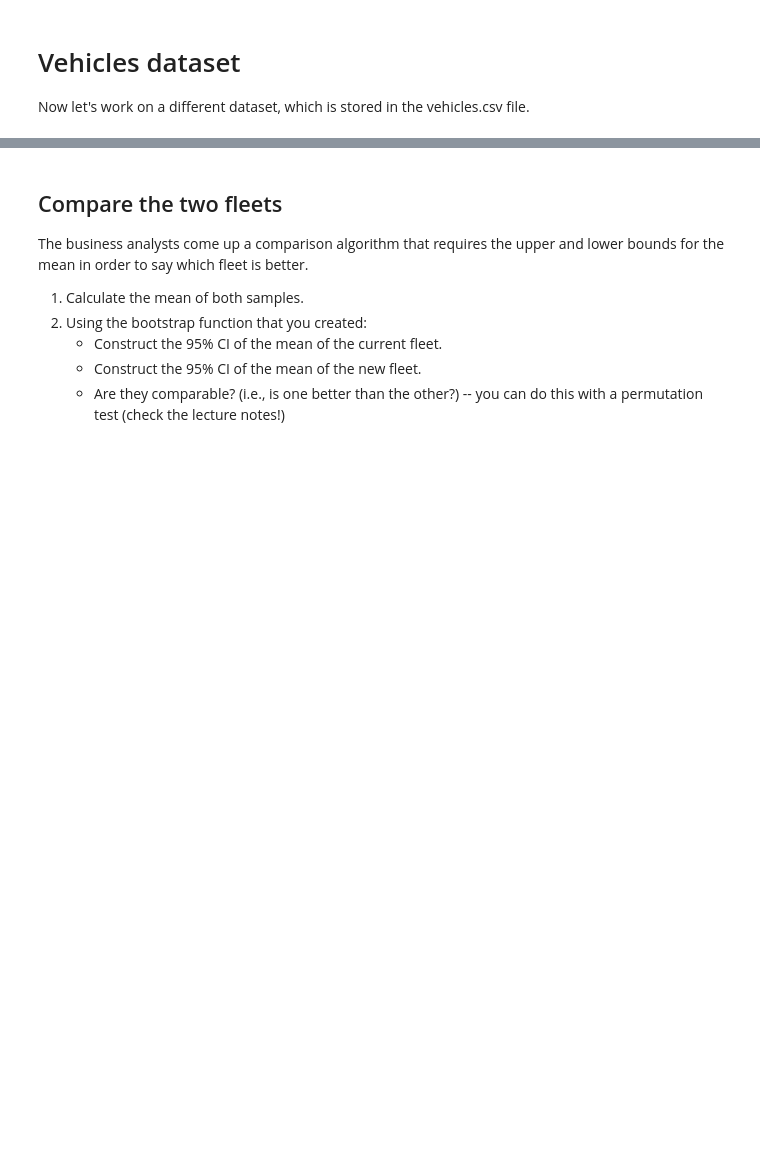
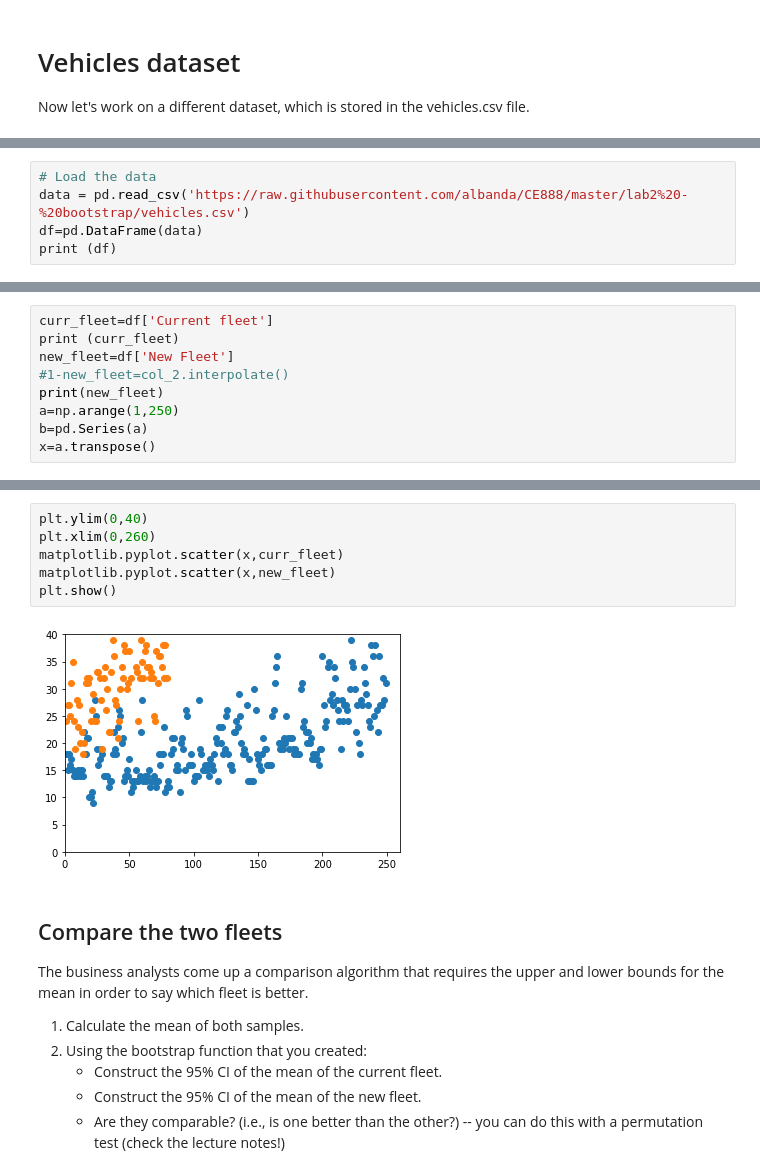
Before and after one commit to ah20776/CE888, a Jupyter notebook: Lab2/Lab2_bootstrap.ipynb, the cells around one changed output, grey strips where cells are left out. Cells and saved outputs as stored; diff of their text form; blank space fills up the shorter version.

```diff
--- a/Lab2/Lab2_bootstrap.ipynb
+++ b/Lab2/Lab2_bootstrap.ipynb
@@ -205,0 +195,5 @@ Now let's work on a different dataset, which is stored in the vehicles.csv file.
+# %%
+# Load the data
+data = pd.read_csv('https://raw.githubusercontent.com/albanda/CE888/master/lab2%20-%20bootstrap/vehicles.csv')
+df=pd.DataFrame(data)
+print (df)
@@ -205,0 +215,9 @@ Now let's work on a different dataset, which is stored in the vehicles.csv file.
+# %%
+curr_fleet=df['Current fleet']
+print (curr_fleet)
+new_fleet=df['New Fleet']
+#1-new_fleet=col_2.interpolate()
+print(new_fleet)
+a=np.arange(1,250)
+b=pd.Series(a)
+x=a.transpose()
@@ -206,3 +242,11 @@ Now let's work on a different dataset, which is stored in the vehicles.csv file.
+# %%
+plt.ylim(0,40)
+plt.xlim(0,260)
+matplotlib.pyplot.scatter(x,curr_fleet)
+matplotlib.pyplot.scatter(x,new_fleet)
+plt.show()
+# %% [output]
+[figure, added]
 # %% [markdown]
 ## Compare the two fleets
 
```
Also changed, not shown: parts of 8 cells of this notebook.
